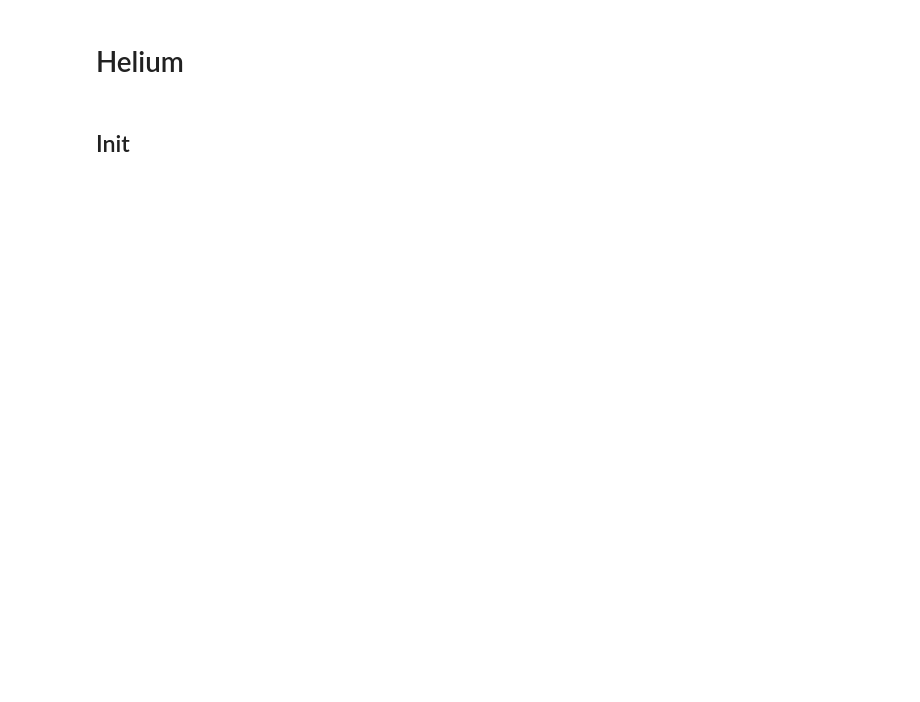
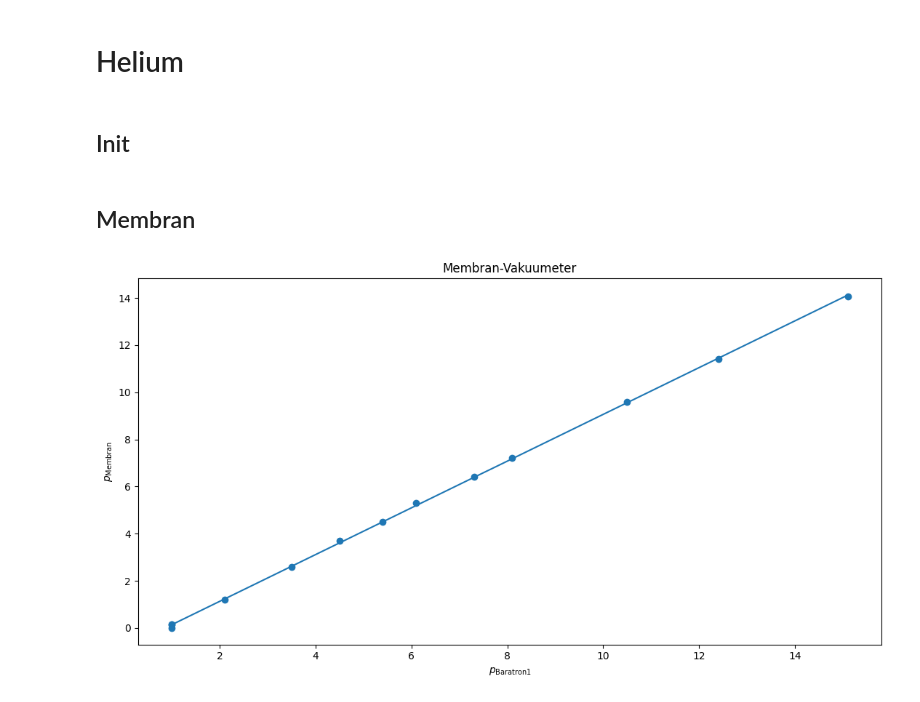
Before and after one commit to hannes-ebe/F-Prak-B, a Jupyter notebook: Vakuumtechnik/vakuumeter_Luft.ipynb, the cells around one changed output. Cells and saved outputs as stored; diff of their text form; code cells hidden in the pictures; blank space fills up the shorter version.

```diff
--- a/Vakuumtechnik/vakuumeter_Luft.ipynb
+++ b/Vakuumtechnik/vakuumeter_Luft.ipynb
@@ -92,4 +158,10 @@ luft.ionivac_penning()
 # %% [markdown]
 ## Init
 # %%
-helium=gas()
+helium=gas("data/vakuumeter/Helium.csv")
+# %% [markdown]
+## Membran
+# %%
+helium.membran(13)
+# %% [output]
+[figure, added]
```
Also changed, not shown: parts of 15 cells of this notebook, 5 other files.
